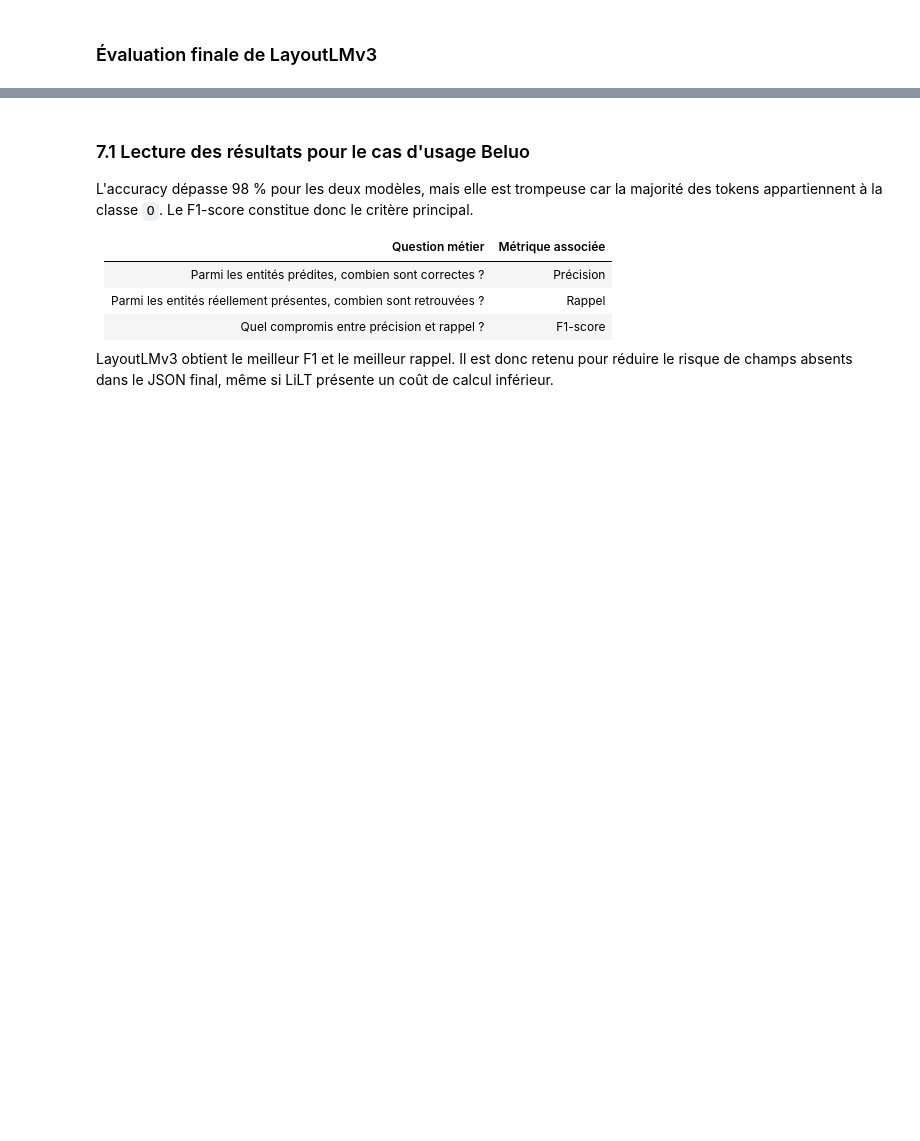
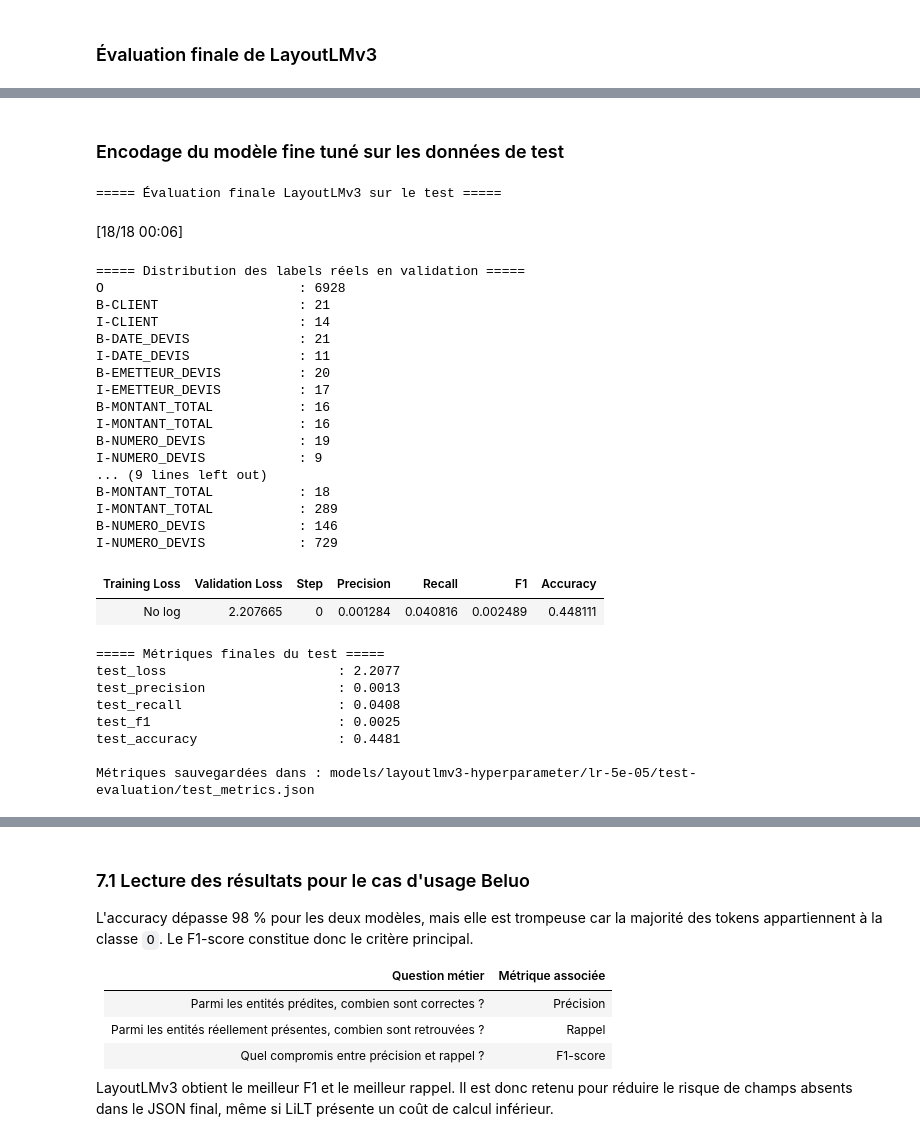
Before and after one commit to djamaliAliBahaBakar/document-intelligence-engine, a Jupyter notebook: notebooks/Entrainement_Evaluation_Devis.ipynb, the cells around one changed output, grey strips where cells are left out. Saved outputs shown, nothing was run; the diff lists cells and outputs as text; code cells hidden in the pictures; blank space fills up the shorter version.

```diff
--- a/notebooks/Entrainement_Evaluation_Devis.ipynb
+++ b/notebooks/Entrainement_Evaluation_Devis.ipynb
@@ -1426,0 +1923,59 @@ SEED = 42
+# %% [markdown]
+### Encodage du modèle fine tuné sur les données de test
+# %%
+ # Encoder le jeu de test
+test_dataset = encode_layoutlmv3_dataset(
+    test_raw,
+    processor,
+)
+
+evaluation_args = TrainingArguments(
+    output_dir=str(OUTPUT_DIR),
+    per_device_eval_batch_size=2,
+    report_to="none",
+    seed=SEED,
+    data_seed=SEED,
+)
+
+trainer = Trainer(
+    model=model,
+    args=evaluation_args,
+    compute_metrics=build_compute_metrics(
+        id2label
+    ),
+)
+
+print(
+    "\n===== Évaluation finale LayoutLMv3 "
+    "sur le test ====="
+)
+# %% [output]
+===== Évaluation finale LayoutLMv3 sur le test =====
+[18/18 00:06]
+===== Distribution des labels réels en validation =====
+O                         : 6928
+B-CLIENT                  : 21
+I-CLIENT                  : 14
+B-DATE_DEVIS              : 21
+I-DATE_DEVIS              : 11
+B-EMETTEUR_DEVIS          : 20
+I-EMETTEUR_DEVIS          : 17
+B-MONTANT_TOTAL           : 16
+I-MONTANT_TOTAL           : 16
+B-NUMERO_DEVIS            : 19
+I-NUMERO_DEVIS            : 9
+... (9 lines left out)
+B-MONTANT_TOTAL           : 18
+I-MONTANT_TOTAL           : 289
+B-NUMERO_DEVIS            : 146
+I-NUMERO_DEVIS            : 729
+| Training Loss | Validation Loss | Step | Precision | Recall | F1 | Accuracy |
+| No log | 2.207665 | 0 | 0.001284 | 0.040816 | 0.002489 | 0.448111 |
+===== Métriques finales du test =====
+test_loss                      : 2.2077
+test_precision                 : 0.0013
+test_recall                    : 0.0408
+test_f1                        : 0.0025
+test_accuracy                  : 0.4481
+
+Métriques sauvegardées dans : models/layoutlmv3-hyperparameter/lr-5e-05/test-evaluation/test_metrics.json
```
Also changed, not shown: parts of 35 cells of this notebook.
